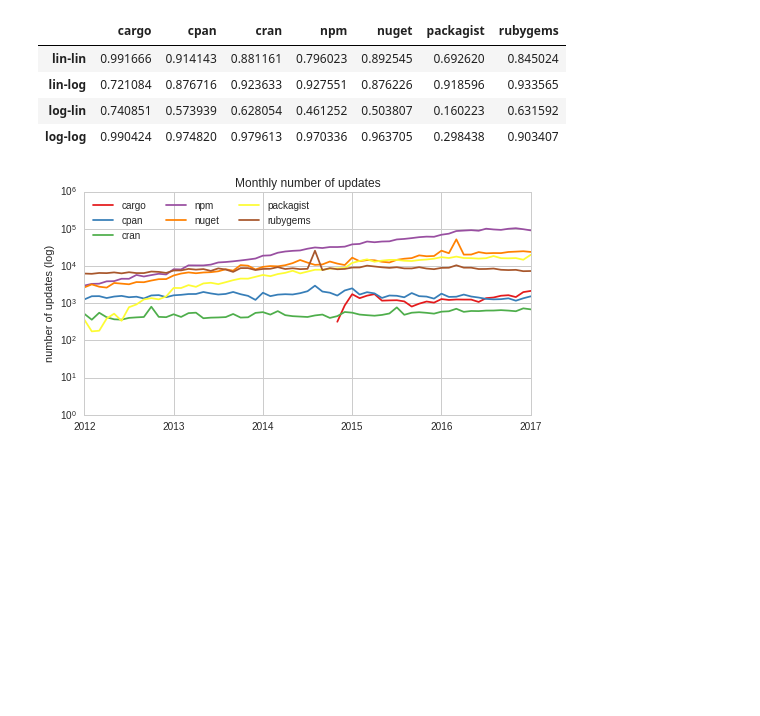
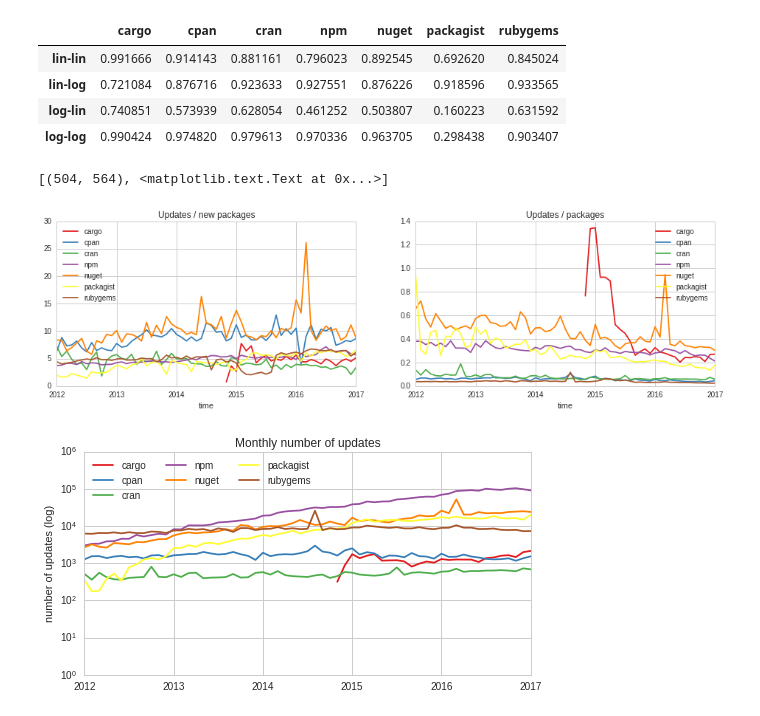
Before and after one commit to AlexandreDecan/ecos-emse, a Jupyter notebook: notebooks/Ecosystem activity.ipynb, the cells around one changed output. Saved outputs shown, nothing was run; the diff lists cells and outputs as text; code cells hidden in the pictures; blank space fills up the shorter version.

```diff
--- a/notebooks/Ecosystem activity.ipynb
+++ b/notebooks/Ecosystem activity.ipynb
@@ -178,6 +183,65 @@ data_temp
 | lin-log | 0.721084 | 0.876716 | 0.923633 | 0.927551 | 0.876226 | 0.918596 | 0.933565 |
 | log-lin | 0.740851 | 0.573939 | 0.628054 | 0.461252 | 0.503807 | 0.160223 | 0.631592 |
 | log-log | 0.990424 | 0.974820 | 0.979613 | 0.970336 | 0.963705 | 0.298438 | 0.903407 |
+# %%
+figure, axes = matplotlib.pyplot.subplots(ncols=2)
+figure.set_size_inches((FIG_SIZE[0] * 2, FIG_SIZE[1]))
+
+
+for ecosystem, data in df_data.items():
+    packages = (
+        data['packages']
+        .query('first_release == time')
+        [['time']]
+        .assign(package=1)
+        .set_index('time')
+        [['package']]
+    )
+
+    updates = (
+        data['packages']
+        .query('first_release != time')
+        [['time']]
+        .assign(update=1)
+        .set_index('time')
+        [['update']]
+    )
+
+    (
+        packages
+        .join(updates, how='outer')
+        .resample('1M')
+        .count()
+        .assign(package=lambda d: d['package'])
+        .assign(**{ecosystem: lambda d: d['update'] / d['package']})
+        [[ecosystem]]
+        .plot(ax=axes[0])
+    )
+
+    (
+        packages
+        .join(updates, how='outer')
+        .resample('1M')
+        .count()
+        .assign(package=lambda d: d['package'].cumsum())
+        .assign(**{ecosystem: lambda d: d['update'] / d['package']})
+        [[ecosystem]]
+        .plot(ax=axes[1])
+    )
+
+axes[0].set(
+    title='Updates / new packages',
+    xlim=FIG_DATE_RANGE,
+    ylim=(0, 30),
+)
+
+axes[1].set(
+    title='Updates / packages',
+    xlim=FIG_DATE_RANGE,
+)
+# %% [output]
+[(504, 564), <matplotlib.text.Text at 0x...>]
+[figure, added]
 # %%
 figure, ax = matplotlib.pyplot.subplots()
 figure.set_size_inches(FIG_SIZE)
```
Also changed, not shown: parts of 5 cells of this notebook, 6 other files.
